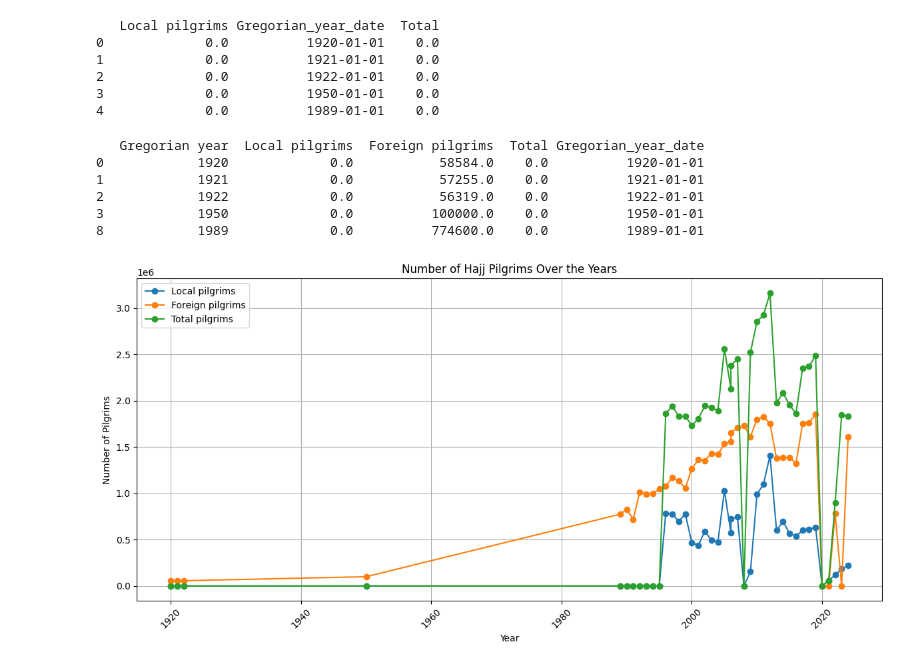
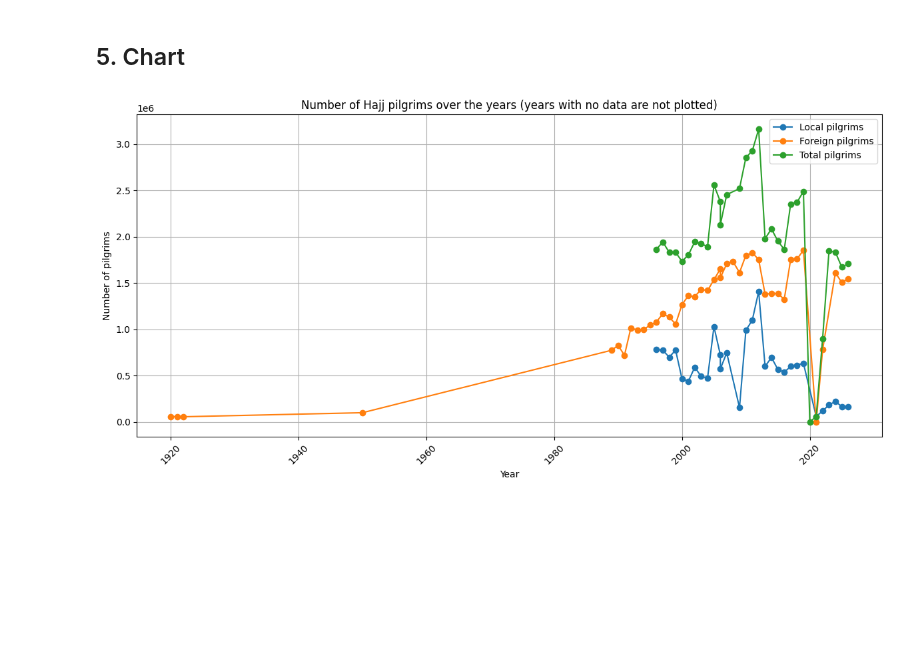
Before and after one commit to israa-abdelaal/israa-abdelaal, a Jupyter notebook: Hajj.ipynb, the cells around one changed output. Drawn from its saved outputs; the diff is of its cells as text; code cells hidden in the pictures; blank space fills up the shorter version.

```diff
--- a/Hajj.ipynb
+++ b/Hajj.ipynb
@@ -125,4 +112,0 @@ df.shape
-# %%
-# تحويل عمود Gregorian year إلى datetime
-df['Gregorian_year_date'] = pd.to_datetime(df['Gregorian year'], format='%Y', errors='coerce')
-print(df['Gregorian year_date'].head(10))
@@ -141,53 +113,22 @@ Name: Gregorian year_date, dtype: datetime64[ns]
-# %%
-# تجميع حسب Local pilgrims و Gregorian_year_date وحساب متوسط Total
-df_grouped = df.groupby(['Local pilgrims', 'Gregorian_year_date'])['Total'].mean().reset_index()
-
-# عرض النتيجة
-print(df_grouped.head())
-# %% [output]
-   Local pilgrims Gregorian_year_date  Total
-0             0.0          1920-01-01    0.0
-1             0.0          1921-01-01    0.0
-2             0.0          1922-01-01    0.0
-3             0.0          1950-01-01    0.0
-4             0.0          1989-01-01    0.0
-# %%
-# حذف عمود 'Hijri year' نهائياً
-df = df.drop(columns=['Hijri year','Gregorian year_date'])
-
-# التأكد
-print(df.head())
-# %%
-df = df.drop(columns=['Gregorian year_date'])
-# %%
-print(df.head())
-# %% [output]
-   Gregorian year  Local pilgrims  Foreign pilgrims  Total Gregorian_year_date
-0            1920             0.0           58584.0    0.0          1920-01-01
-1            1921             0.0           57255.0    0.0          1921-01-01
-2            1922             0.0           56319.0    0.0          1922-01-01
-3            1950             0.0          100000.0    0.0          1950-01-01
-8            1989             0.0          774600.0    0.0          1989-01-01
-# %%
-import matplotlib.pyplot as plt
-
-plt.figure(figsize=(12,6))
-
-# رسم كل نوع من الحجاج بلون مختلف
-plt.plot(df['Gregorian_year_date'], df['Local pilgrims'], marker='o', label='Local pilgrims')
-plt.plot(df['Gregorian_year_date'], df['Foreign pilgrims'], marker='o', label='Foreign pilgrims')
-plt.plot(df['Gregorian_year_date'], df['Total'], marker='o', label='Total pilgrims')
-
-# إعدادات الرسم
-plt.xlabel('Year')
-plt.ylabel('Number of Pilgrims')
-plt.title('Number of Hajj Pilgrims Over the Years')
-plt.grid(True)
-plt.legend()
-plt.xticks(rotation=45)  # تدوير سنوات x لتكون مقروءة
-plt.tight_layout()       # لتجنب قص العناوين
-
-# عرض الرسم
-plt.show()
-# %% [output]
-[figure, removed]
+# %% [markdown]
+## 5. Chart
+# %%
+plt.figure(figsize=(12, 6))
+for col, label in [("Local pilgrims", "Local pilgrims"),
+                   ("Foreign pilgrims", "Foreign pilgrims"),
+                   ("Total", "Total pilgrims")]:
+    # Only plot years that have a value, so missing years do not appear as zero
+    sub = df.dropna(subset=[col])
+    plt.plot(sub["Gregorian_year_date"], sub[col], marker="o", label=label)
+
+plt.xlabel("Year")
+plt.ylabel("Number of pilgrims")
+plt.title("Number of Hajj pilgrims over the years (years with no data are not plotted)")
+plt.grid(True)
+plt.legend()
+plt.xticks(rotation=45)
+plt.tight_layout()
+plt.savefig("hajj_pilgrims_chart.png", dpi=150)
+plt.show()
+# %% [output]
+[figure, added]
```
Also changed, not shown: parts of 21 cells of this notebook.
